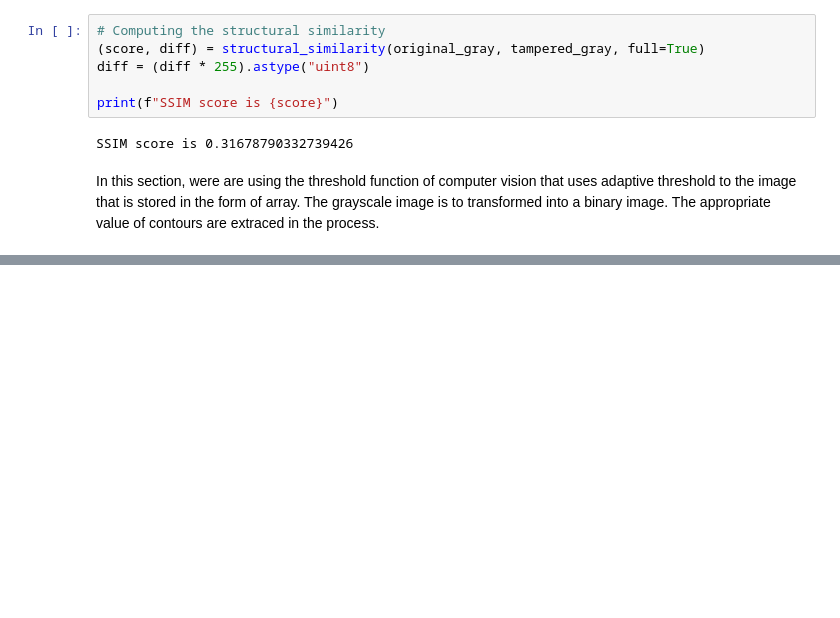
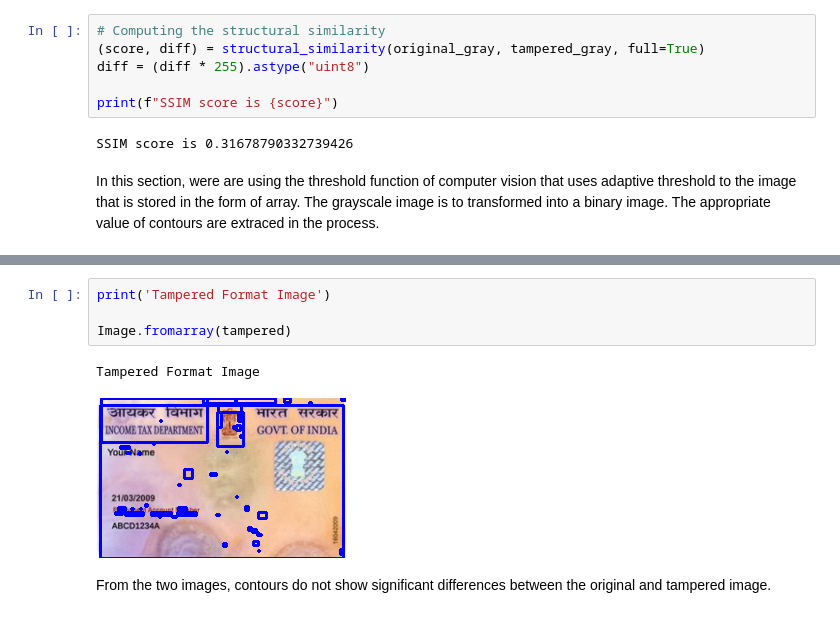
Before and after one commit to Kamire-J/card_tempering_detection, a Jupyter notebook: Card_Tempering_Detection.ipynb, the cells around one changed output, grey strips where cells are left out. Saved outputs shown, nothing was run; the diff lists cells and outputs as text; blank space fills up the shorter version.

```diff
--- a/Card_Tempering_Detection.ipynb
+++ b/Card_Tempering_Detection.ipynb
@@ -82,0 +105,9 @@ cnts = imutils.grab_contours(cnts)
+# %%
+print('Tampered Format Image')
+
+Image.fromarray(tampered)
+# %% [output]
+Tampered Format Image
+[figure, added]
+# %% [markdown]
+From the two images, contours do not show significant differences between the original and tampered image.
```
Also changed, not shown: parts of 5 cells of this notebook.
